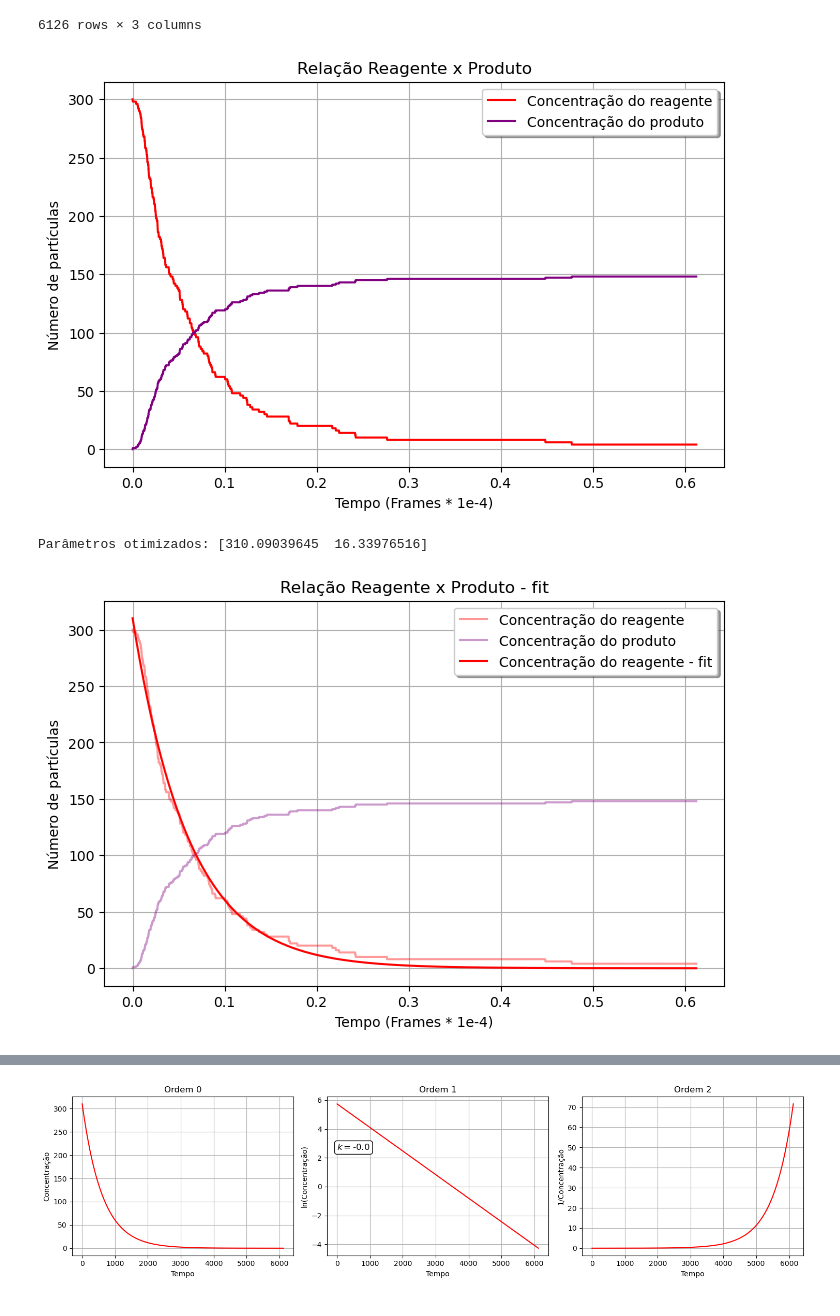
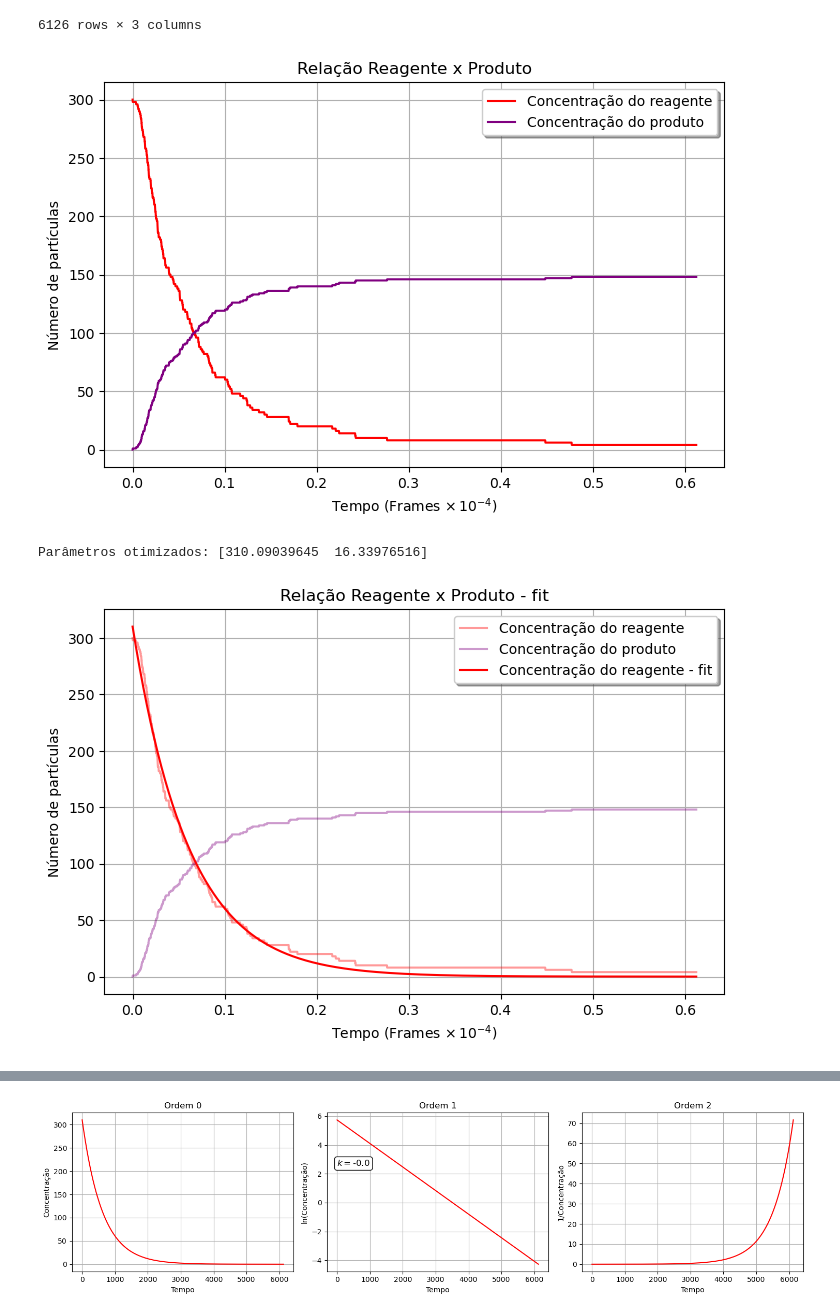
Before and after one commit to alicevk/cinetica-quimica, a Jupyter notebook: graficoConc.ipynb, the cells around one changed output, grey strips where cells are left out. Saved outputs shown, nothing was run; the diff lists cells and outputs as text; code cells hidden in the pictures.

Commit message:
Atualiza legenda dos gráficos

```diff
--- a/graficoConc.ipynb
+++ b/graficoConc.ipynb
@@ -32,20 +32,20 @@ eixo_y2 = np.array(dfConc[2], dtype=np.float128)
 # %%
 # ---------------------- Plotando os dados da simulação ---------------------- #
 plt.figure(figsize=(8,5))
 
 plt.title('Relação Reagente x Produto')
 
-plt.xlabel('Tempo (Frames * 1e-4)')
+plt.xlabel(r'Tempo (Frames $\times \, 10^{-4}$)')
 plt.ylabel('Número de partículas')
 
 plt.plot(eixo_x, eixo_y1, label='Concentração do reagente', color='red')
 plt.plot(eixo_x, eixo_y2, label='Concentração do produto', color='purple')
 
 plt.legend(loc='best', fancybox=True, shadow=True)
 plt.grid()
 plt.show()
 # %% [output]
-[figure, old version]
+[figure, new version]
 # %%
 # ----------------------- Fitando a função do reagente ----------------------- #
 def funcReag(x, a, b):
@@ -64,7 +64,7 @@ plt.figure(figsize=(8,5))
 
 plt.title('Relação Reagente x Produto - fit')
 
-plt.xlabel('Tempo (Frames * 1e-4)')
+plt.xlabel(r'Tempo (Frames $\times \, 10^{-4}$)')
 plt.ylabel('Número de partículas')
 
 plt.plot(eixo_x, eixo_y1, label='Concentração do reagente', color='red', alpha=.4)
@@ -76,7 +76,7 @@ plt.legend(loc='best', fancybox=True, shadow=True)
 plt.grid()
 plt.show()
 # %% [output]
-[figure, old version]
+[figure, new version]
 # %%
 # ---------------------- Plotando a velocidade da reação --------------------- #
 velocidade = np.diff(fit_y1)/np.diff(eixo_x)
```
Also changed, not shown: parts of 1 cell of this notebook, 1 other file.
